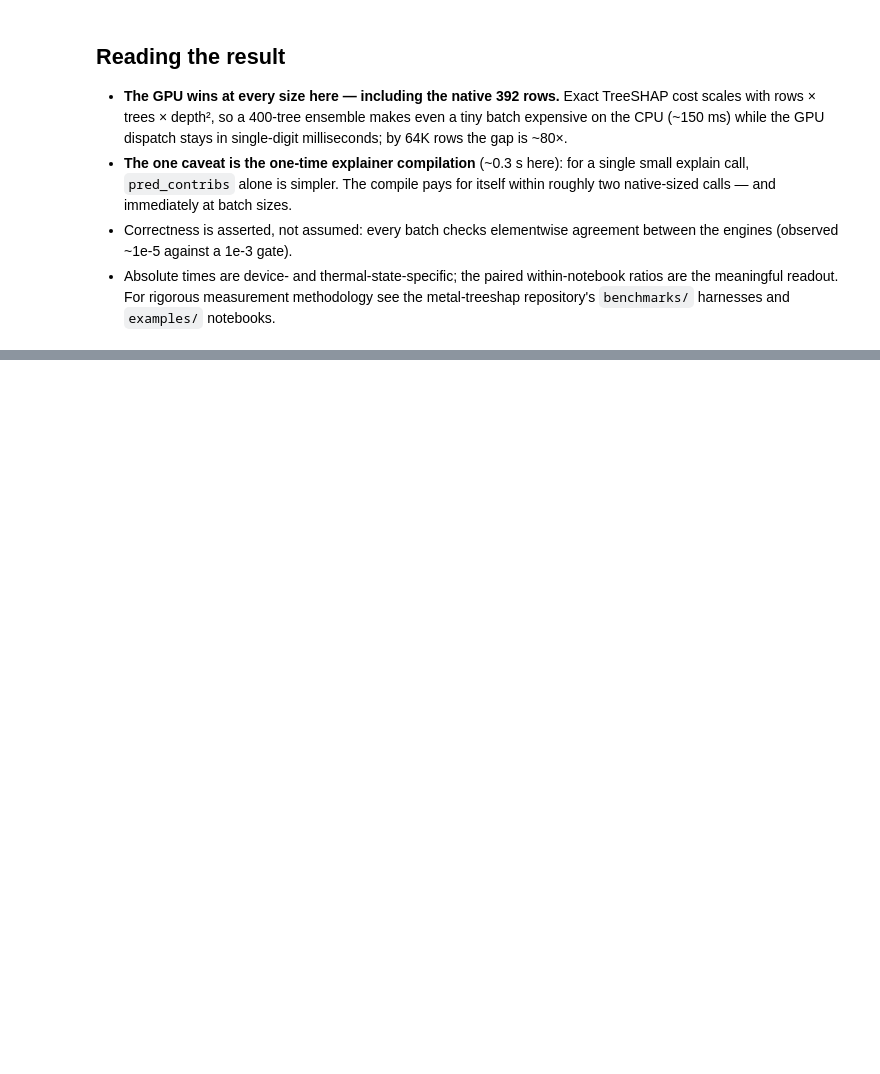
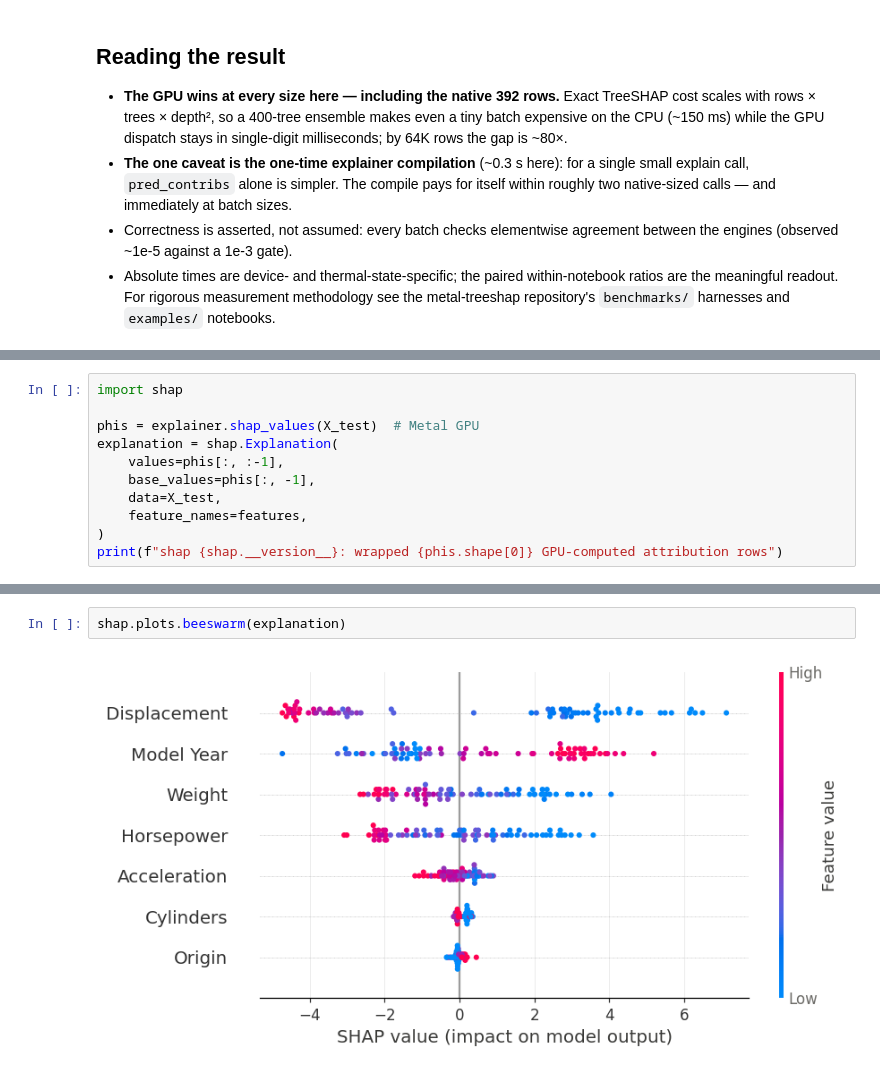
Before and after one commit to tunguz/TabularBenchmarks, a Jupyter notebook: datasets/auto/scripts/auto_shap_cpu_vs_gpu.ipynb, the cells around one changed output, grey strips where cells are left out. Saved outputs shown, nothing was run; the diff lists cells and outputs as text; blank space fills up the shorter version.

Commit message:
Update auto shap cpu vs gpu notebook

```diff
--- a/datasets/auto/scripts/auto_shap_cpu_vs_gpu.ipynb
+++ b/datasets/auto/scripts/auto_shap_cpu_vs_gpu.ipynb
@@ -209,0 +220,11 @@ plt.show()
+# %%
+import shap
+
+phis = explainer.shap_values(X_test)  # Metal GPU
+explanation = shap.Explanation(
+    values=phis[:, :-1],
+    base_values=phis[:, -1],
+    data=X_test,
+    feature_names=features,
+)
+print(f"shap {shap.__version__}: wrapped {phis.shape[0]} GPU-computed attribution rows")
@@ -209,0 +242,4 @@ plt.show()
+# %%
+shap.plots.beeswarm(explanation)
+# %% [output]
+[figure, added]
```
Also changed, not shown: parts of 14 cells of this notebook.
